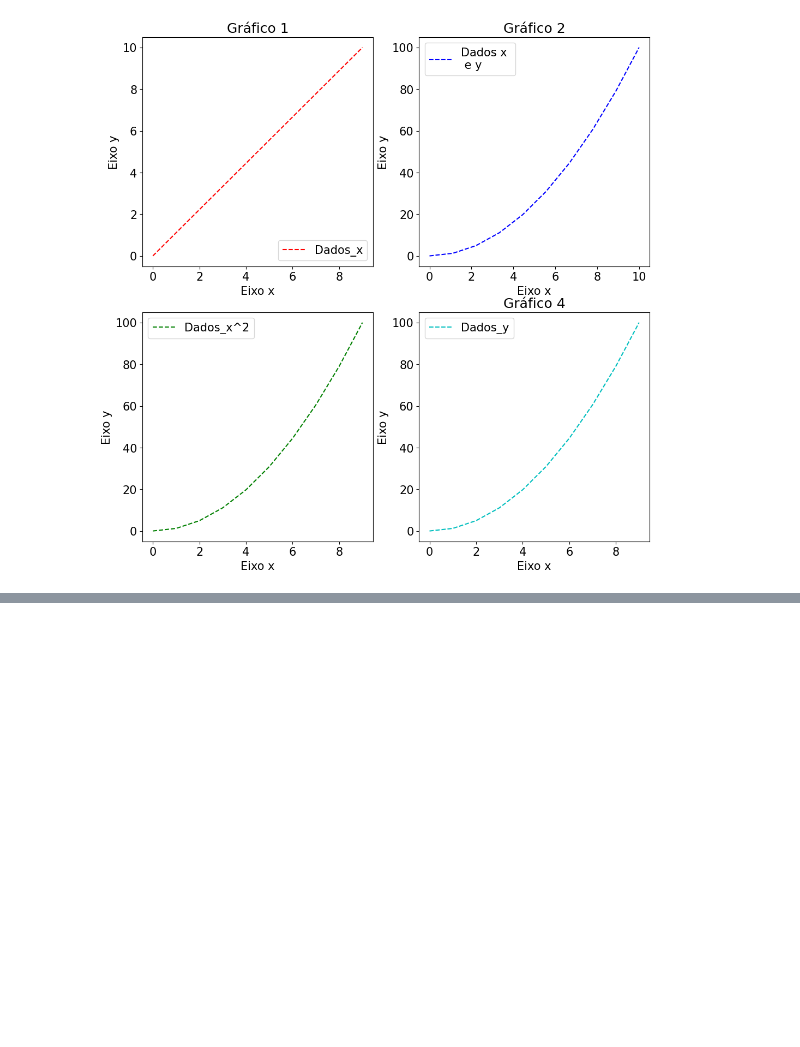
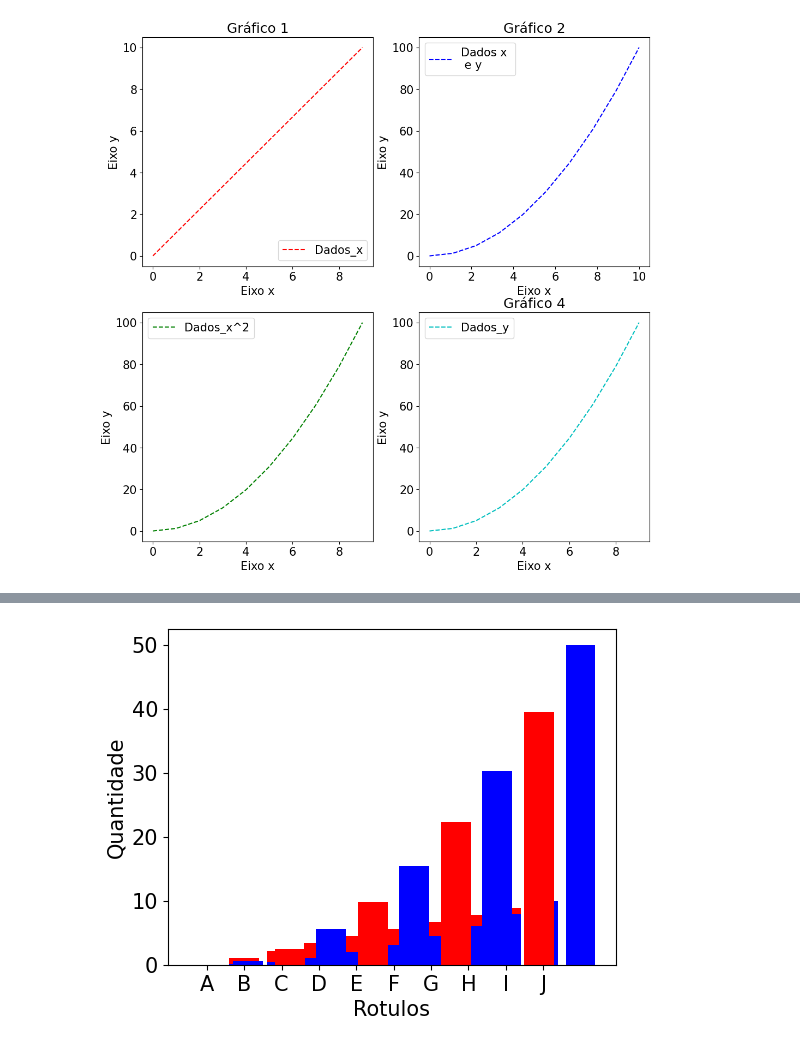
Before and after one commit to danielvieira95/Inteligencia_Artificial_2025, a Jupyter notebook: Turma-A/aula03/codigo.ipynb, the cells around one changed output, grey strips where cells are left out. Cells and saved outputs as stored; diff of their text form; code cells hidden in the pictures; blank space fills up the shorter version.

```diff
--- a/Turma-A/aula03/codigo.ipynb
+++ b/Turma-A/aula03/codigo.ipynb
@@ -71,0 +92,5 @@ plt.show()  # remove warning
+# %%
+Grafico.bar(Dados_x,Dados_y/2,color=['red','blue']) #exibe um grafico do lado do outro
+Figura
+# %% [output]
+[figure, added]
```
Also changed, not shown: parts of 3 cells of this notebook.
